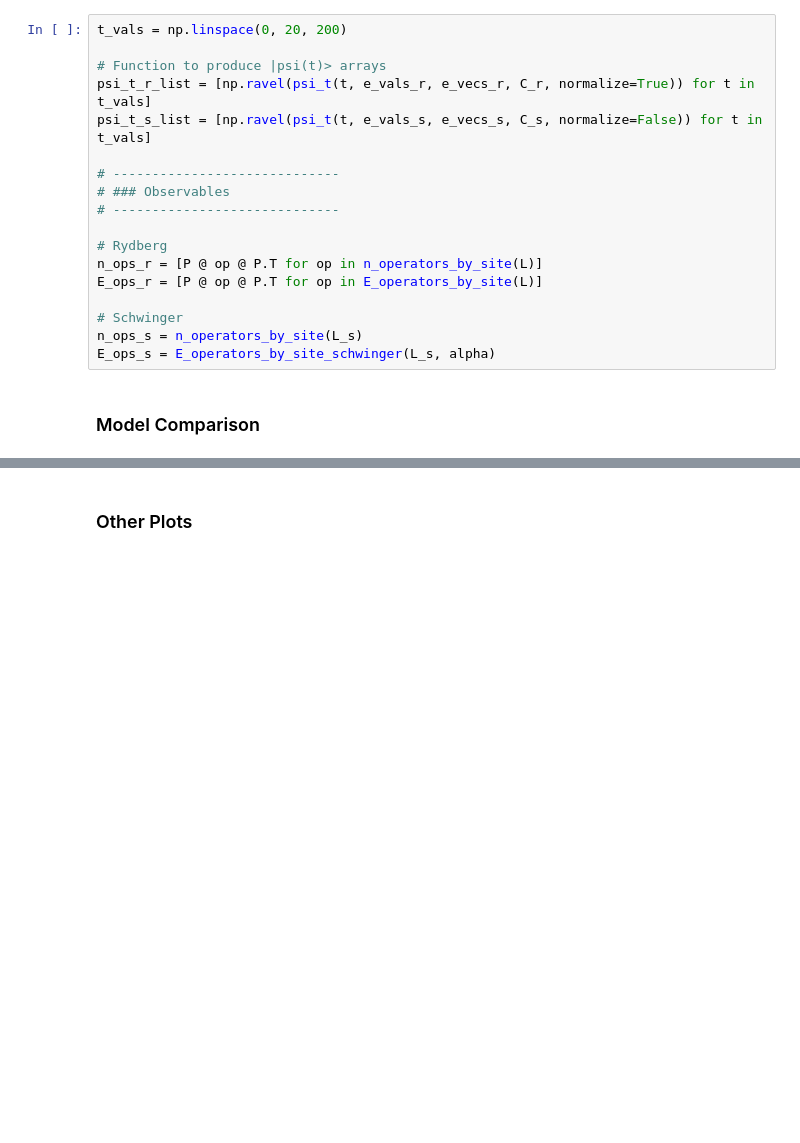
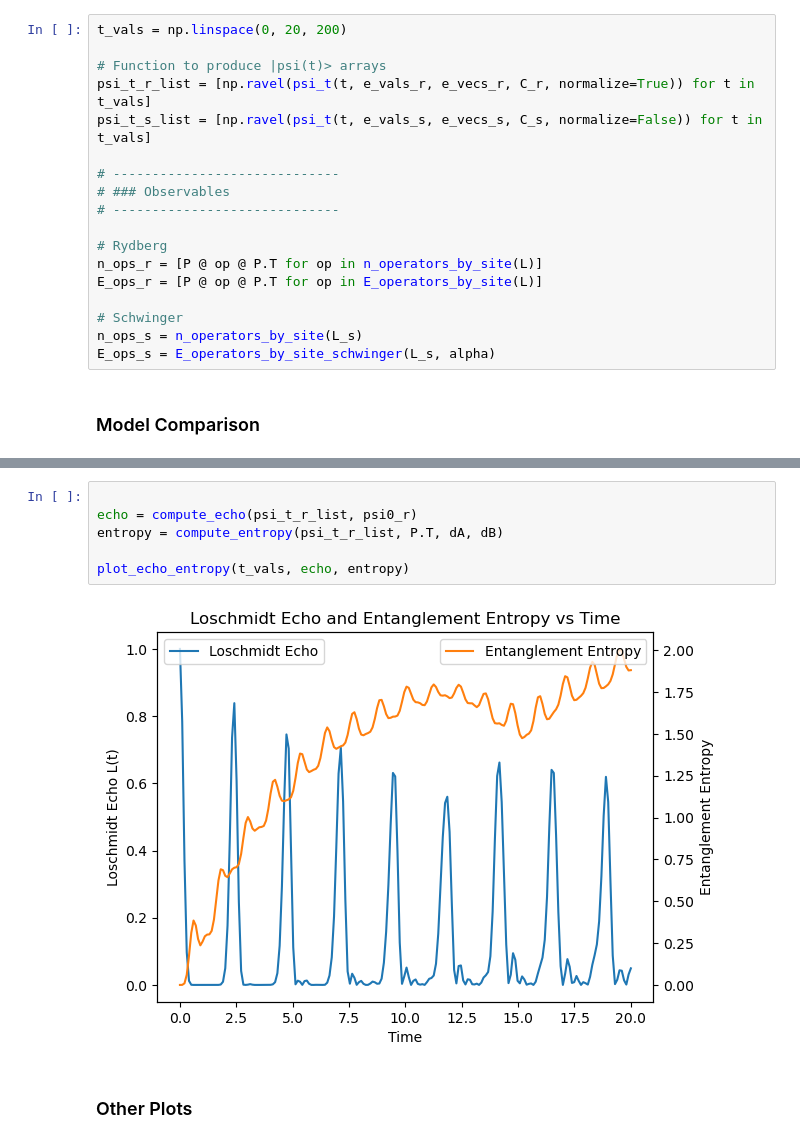
Before and after one commit to EmanueleCoradin/u1-lattice-gauge-rydberg-sim, a Jupyter notebook: main.ipynb, the cells around one changed output, grey strips where cells are left out. Drawn from its saved outputs; the diff is of its cells as text; blank space fills up the shorter version.

```diff
--- a/main.ipynb
+++ b/main.ipynb
@@ -90,2 +96,10 @@ compare_models(models, psi_lists, n_ops_lists, E_ops_lists, t_vals)
+# %%
+
+echo = compute_echo(psi_t_r_list, psi0_r)
+entropy = compute_entropy(psi_t_r_list, P.T, dA, dB)
+
+plot_echo_entropy(t_vals, echo, entropy)
+# %% [output]
+[figure, added]
 # %% [markdown]
 ### Other Plots
```
Also changed, not shown: parts of 10 cells of this notebook, 3 other files.
